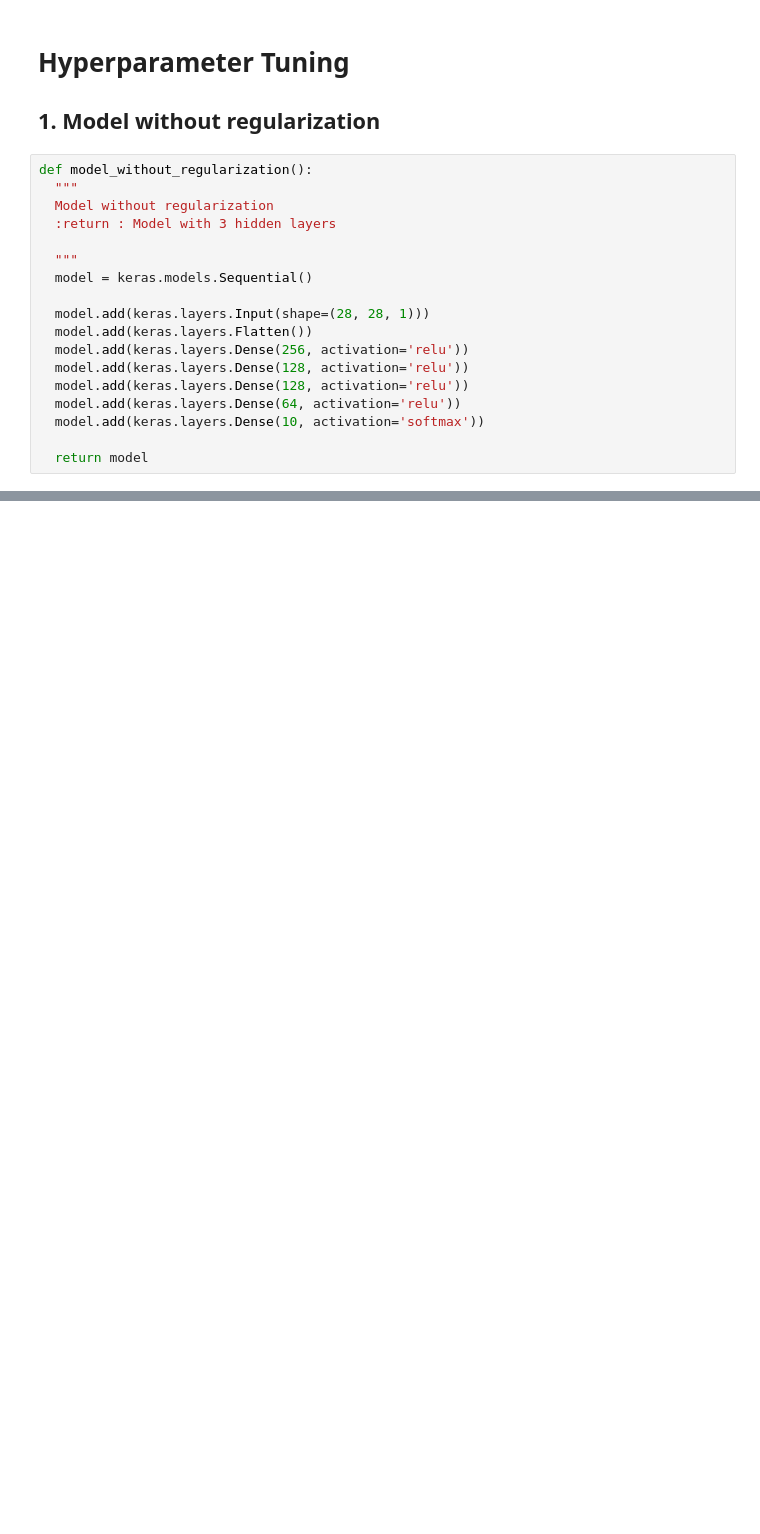
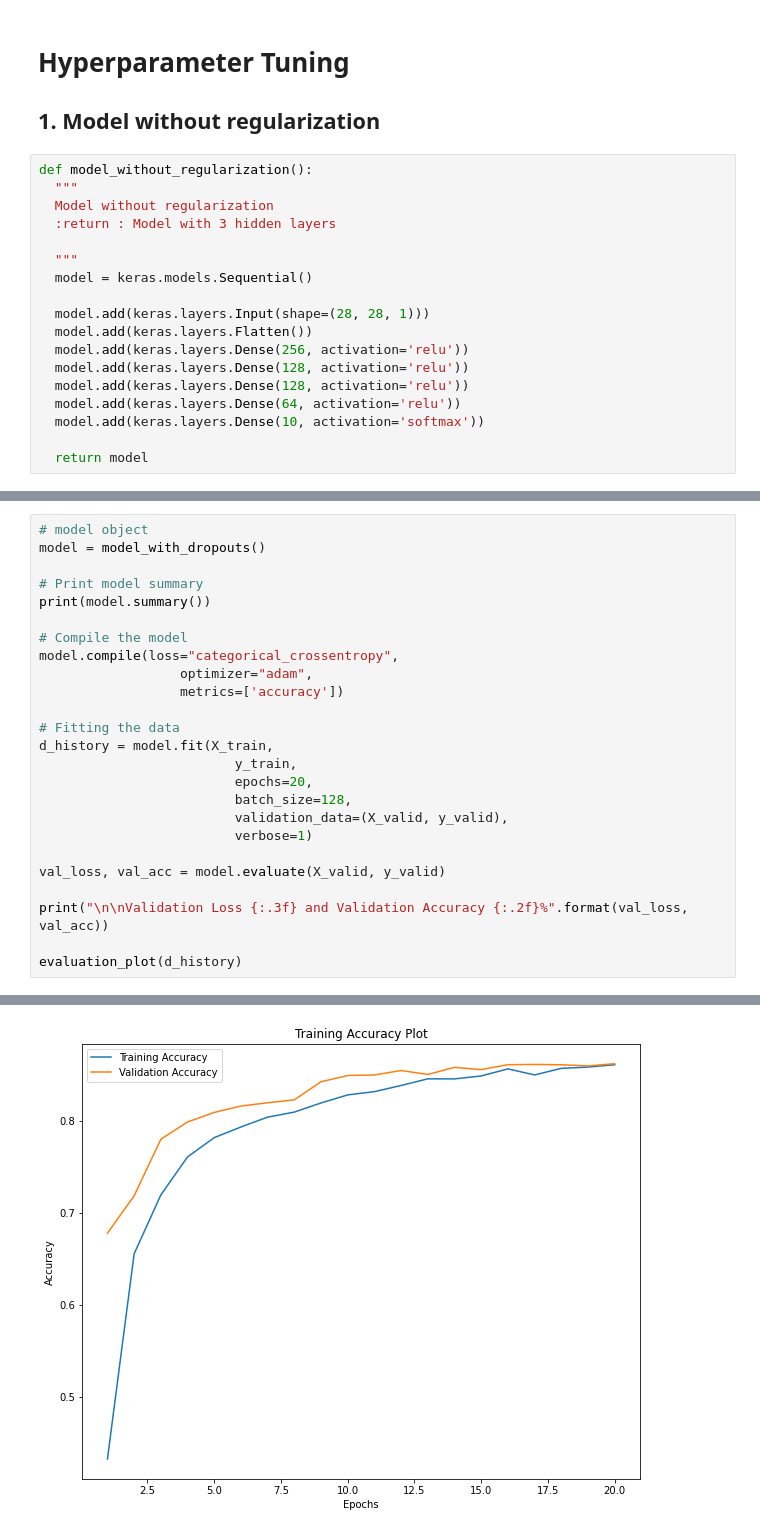
Before and after one commit to Data-Citadel/DeepLearning-Assignment1, a Jupyter notebook: DL_Assignment_PS5_Vision.ipynb, the cells around one changed output, grey strips where cells are left out. Drawn from its saved outputs; the diff is of its cells as text; blank space fills up the shorter version.

```diff
--- a/DL_Assignment_PS5_Vision.ipynb
+++ b/DL_Assignment_PS5_Vision.ipynb
@@ -372,0 +405,26 @@ evaluation_plot(m_history)
+# %%
+# model object
+model = model_with_dropouts()
+
+# Print model summary
+print(model.summary())
+
+# Compile the model
+model.compile(loss="categorical_crossentropy",
+                  optimizer="adam",
+                  metrics=['accuracy'])
+
+# Fitting the data
+d_history = model.fit(X_train,
+                         y_train,
+                         epochs=20,
+                         batch_size=128,
+                         validation_data=(X_valid, y_valid),
+                         verbose=1)
+
+val_loss, val_acc = model.evaluate(X_valid, y_valid)
+
+print("\n\nValidation Loss {:.3f} and Validation Accuracy {:.2f}%".format(val_loss, val_acc))
+
+evaluation_plot(d_history)
+# %% [output]
@@ -372,0 +448 @@ evaluation_plot(m_history)
+[figure, added]
```
Also changed, not shown: parts of 15 cells of this notebook.
